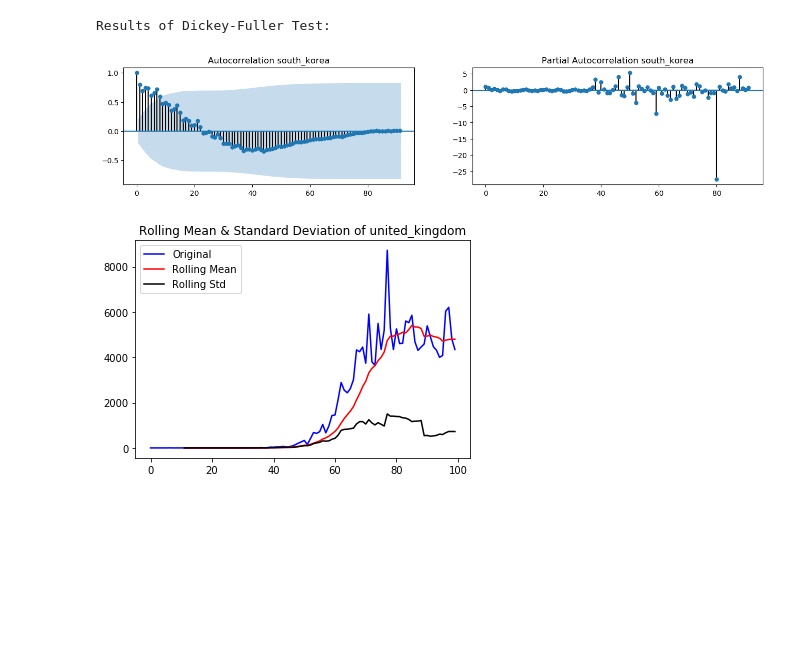
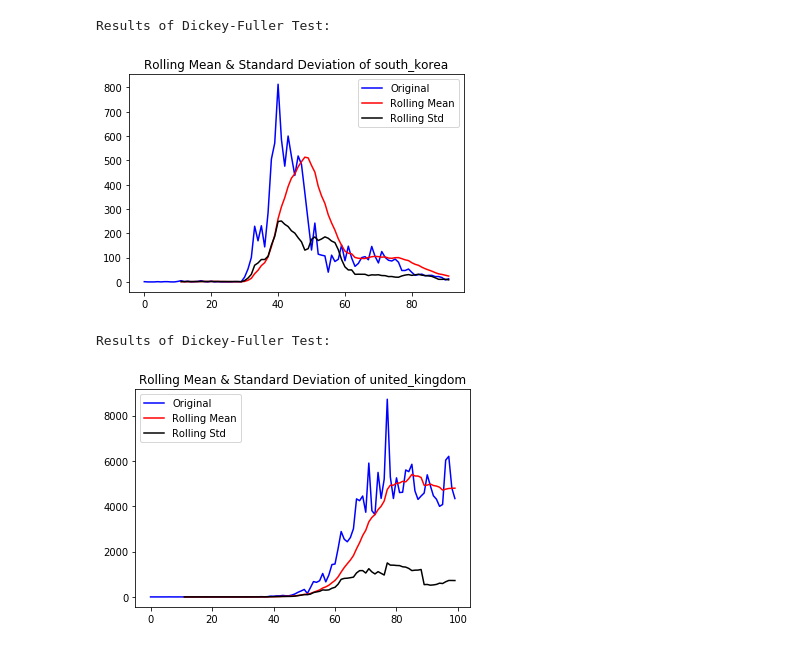
Before and after one commit to andreascaudo/datasciencebusiness, a Jupyter notebook: presentation.ipynb, the cells around one changed output. Drawn from its saved outputs; the diff is of its cells as text; code cells hidden in the pictures; blank space fills up the shorter version.

```diff
--- a/presentation.ipynb
+++ b/presentation.ipynb
@@ -496,9 +501,10 @@ stationarity("italy")
 [figure]
 Results of Dickey-Fuller Test:
 # %%
-plot_autocorrelation("south_korea")
+stationarity("south_korea")
 # %% [output]
-[figure, old version]
+[figure, new version]
+Results of Dickey-Fuller Test:
 # %%
 stationarity("united_kingdom")
 # %% [output]
```
Also changed, not shown: parts of 60 cells of this notebook.
